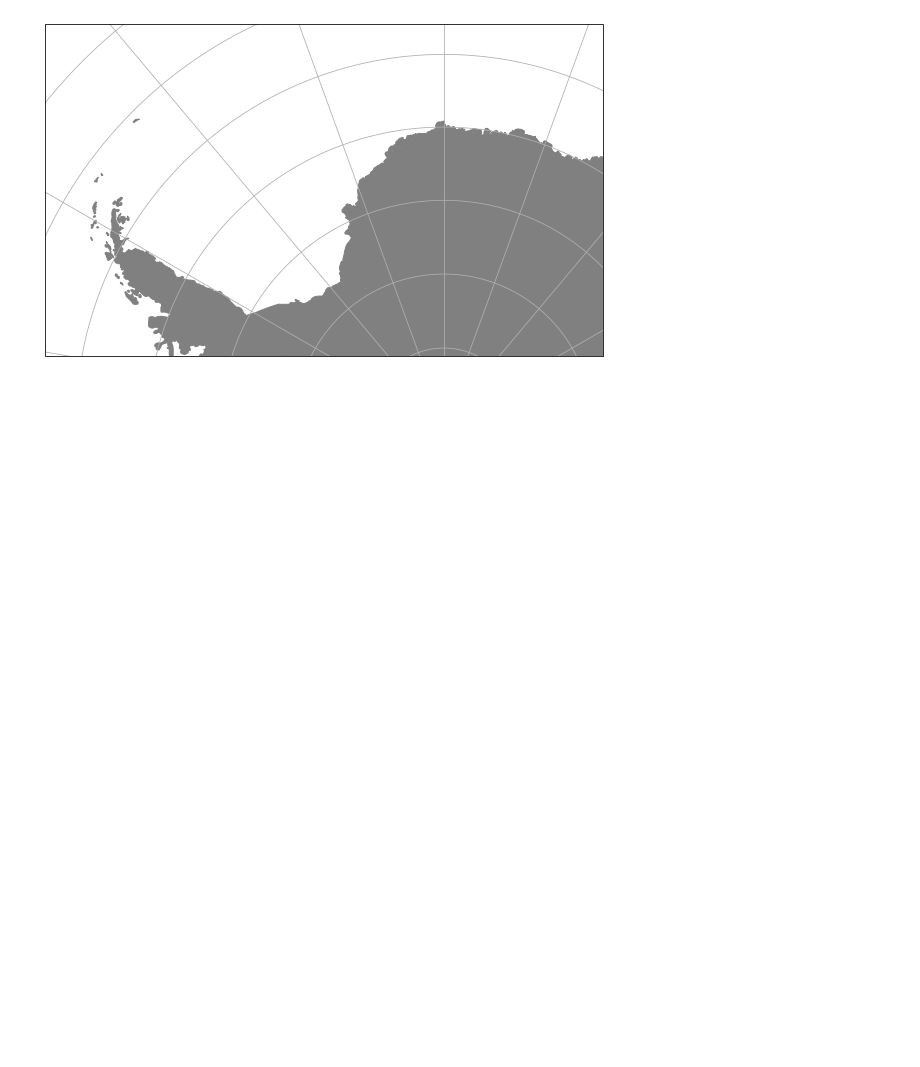
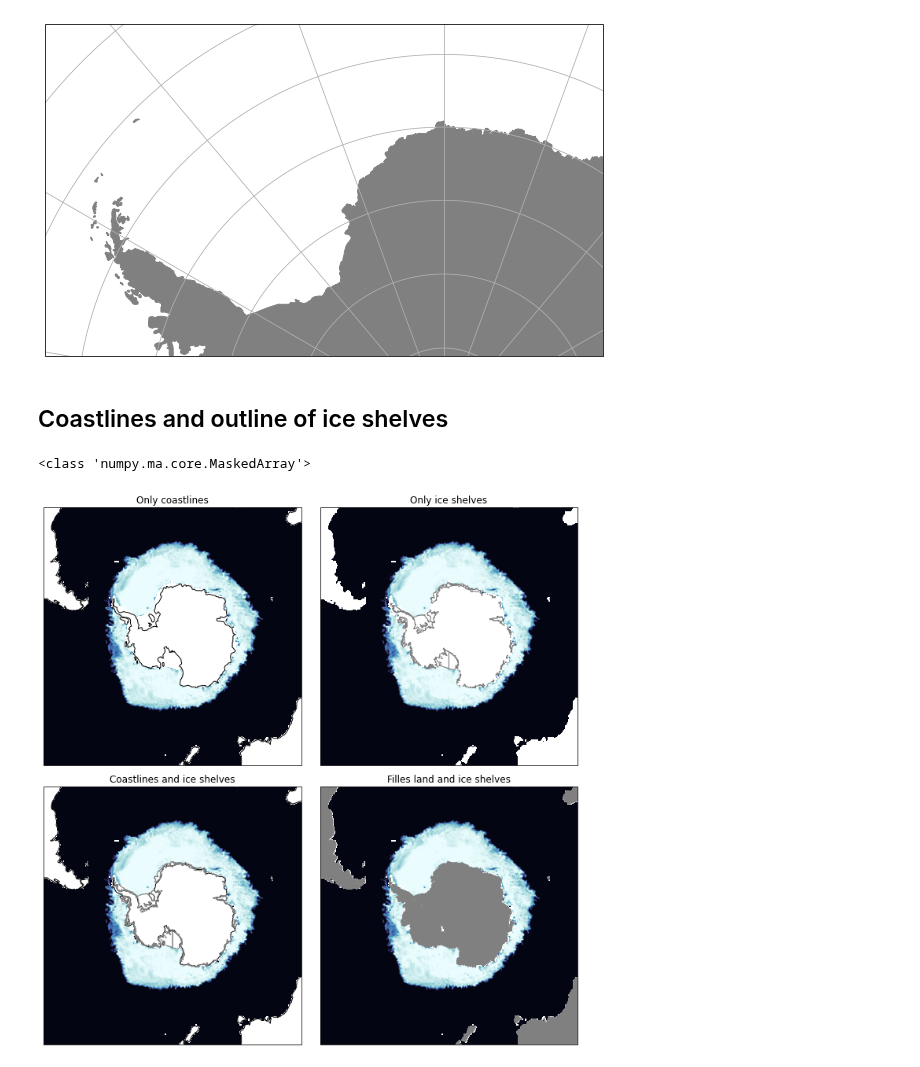
Before and after one commit to TomLav/snippets, a Jupyter notebook: Cartopy Ice Sheet and Shelves.ipynb, the cells around one changed output. Drawn from its saved outputs; the diff is of its cells as text; code cells hidden in the pictures; blank space fills up the shorter version.

Commit message:
Add a section about plotting coastlines and outline of ice shelves

```diff
--- a/Cartopy Ice Sheet and Shelves.ipynb
+++ b/Cartopy Ice Sheet and Shelves.ipynb
@@ -63,3 +69,57 @@ ax.set_ylim(*ylims)
 plt.show()
 # %% [output]
 [figure]
+# %% [markdown]
+## Coastlines and outline of ice shelves
+# %%
+fn = 'https://thredds.met.no/thredds/dodsC/osisaf/met.no/reprocessed/ice/conc_amsr_458_files/2014/09/ice_conc_sh_ease2-250_cdr-v3p0-amsr_201409151200.nc'
+
+ds = xr.open_dataset(fn)
+adef, _= pr.utils.load_cf_area(ds)
+ice_conc = ds['ice_conc'][0].to_masked_array()
+print(type(ice_conc))
+# %% [output]
+<class 'numpy.ma.core.MaskedArray'>
+# %%
+crs = adef.to_cartopy_crs()
+fig, axs = plt.subplots(nrows=2,ncols=2, subplot_kw={'projection': crs}, figsize=(10,10))
+ax1,ax2,ax3,ax4 = axs.flatten()
+
+for ax in (ax1,ax2,ax3,ax4):
+    ax.imshow(ice_conc, cmap=cmocean.cm.ice, vmin=0, vmax=100, transform=crs, extent=crs.bounds, origin='upper')
+
+# only coastlines
+ax1.coastlines()
+ax1.set_title('Only coastlines')
+
+# only ice_shelves
+ice_shelves = cfeature.NaturalEarthFeature(
+        category='physical',
+        name='antarctic_ice_shelves_polys',
+        scale='10m',
+        facecolor='None',
+        edgecolor='grey')
+ax2.add_feature(ice_shelves, )
+ax2.set_title('Only ice shelves')
+
+# both coastlines and ice shelves
+ax3.coastlines()
+ax3.add_feature(ice_shelves, )
+ax3.set_title('Coastlines and ice shelves')
+
+# filled land and ice shelves
+ice_shelves = cfeature.NaturalEarthFeature(
+        category='physical',
+        name='antarctic_ice_shelves_polys',
+        scale='10m',
+        facecolor='grey',
+        edgecolor='grey')
+
+ax4.add_feature(ice_shelves, )
+ax4.add_feature(cartopy.feature.LAND, color='grey', edgecolor='grey')
+ax4.set_title('Filles land and ice shelves')
+
+plt.tight_layout()
+plt.show()
+# %% [output]
+[figure, added]
```
Also changed, not shown: parts of 2 cells of this notebook.
